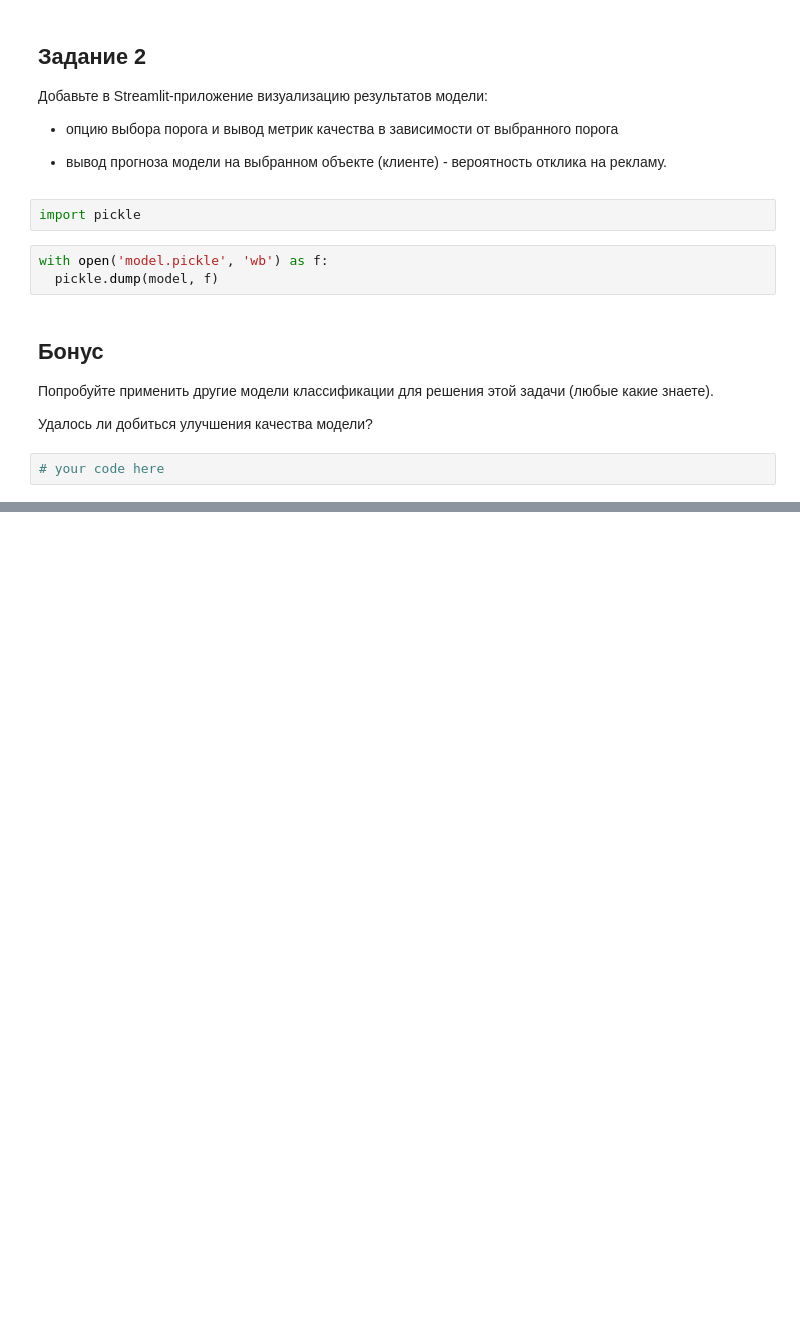
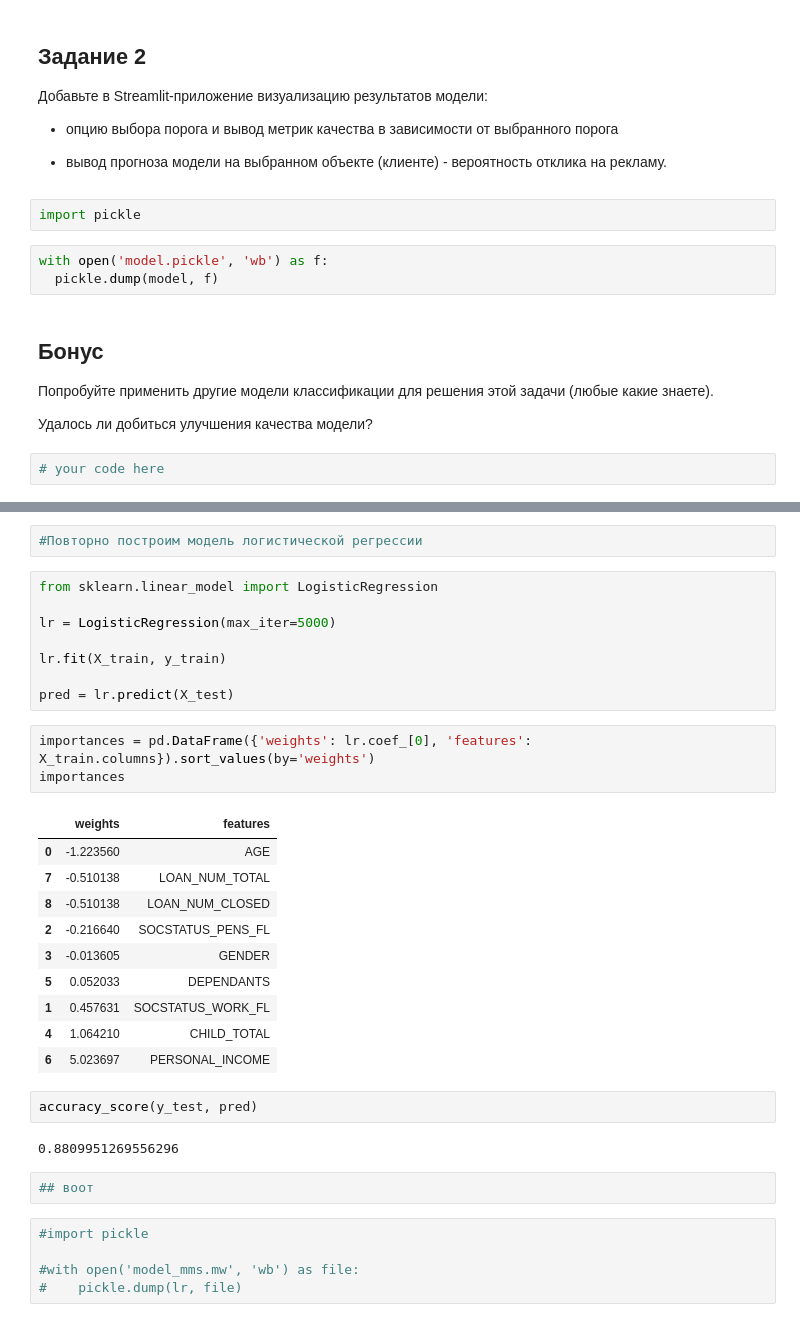
Before and after one commit to TransGaz/linear_models, a Jupyter notebook: HomeTask_hw_07_part1.ipynb, the cells around one changed output, grey strips where cells are left out. Drawn from its saved outputs; the diff is of its cells as text; blank space fills up the shorter version.

```diff
--- a/HomeTask_hw_07_part1.ipynb
+++ b/HomeTask_hw_07_part1.ipynb
@@ -359,0 +534,35 @@ with open('model.pickle', 'wb') as f:
+# %%
+#Повторно построим модель логистической регрессии
+# %%
+from sklearn.linear_model import LogisticRegression
+
+lr = LogisticRegression(max_iter=5000)
+
+lr.fit(X_train, y_train)
+
+pred = lr.predict(X_test)
+# %%
+importances = pd.DataFrame({'weights': lr.coef_[0], 'features': X_train.columns}).sort_values(by='weights')
+importances
+# %% [output]
+|  | weights | features |
+| 0 | -1.223560 | AGE |
+| 7 | -0.510138 | LOAN_NUM_TOTAL |
+| 8 | -0.510138 | LOAN_NUM_CLOSED |
+| 2 | -0.216640 | SOCSTATUS_PENS_FL |
+| 3 | -0.013605 | GENDER |
+| 5 | 0.052033 | DEPENDANTS |
+| 1 | 0.457631 | SOCSTATUS_WORK_FL |
+| 4 | 1.064210 | CHILD_TOTAL |
+| 6 | 5.023697 | PERSONAL_INCOME |
+# %%
+accuracy_score(y_test, pred)
+# %% [output]
+0.8809951269556296
+# %%
+## воот
+# %%
+#import pickle
+
+#with open('model_mms.mw', 'wb') as file:
+#    pickle.dump(lr, file)
```
Also changed, not shown: parts of 32 cells of this notebook.
